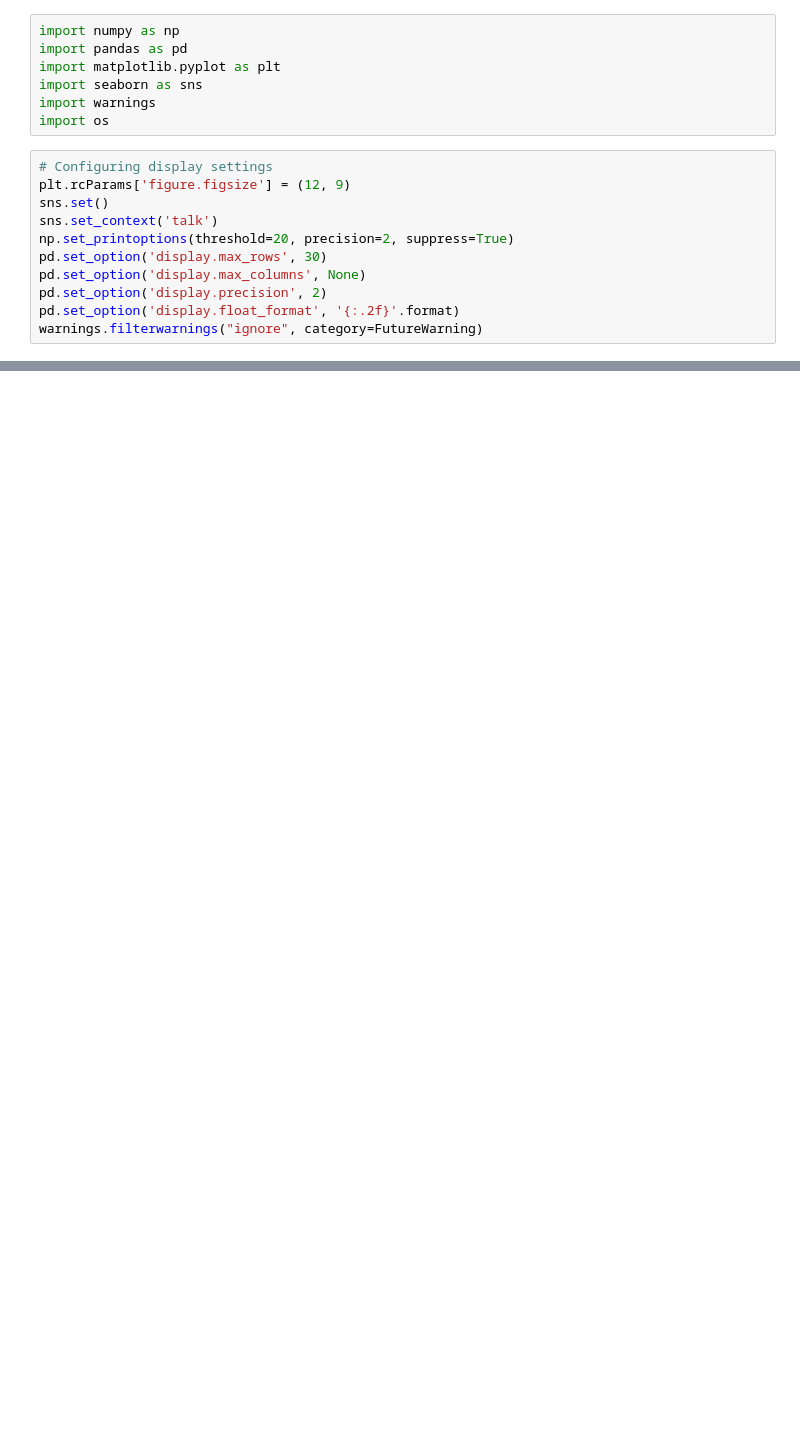
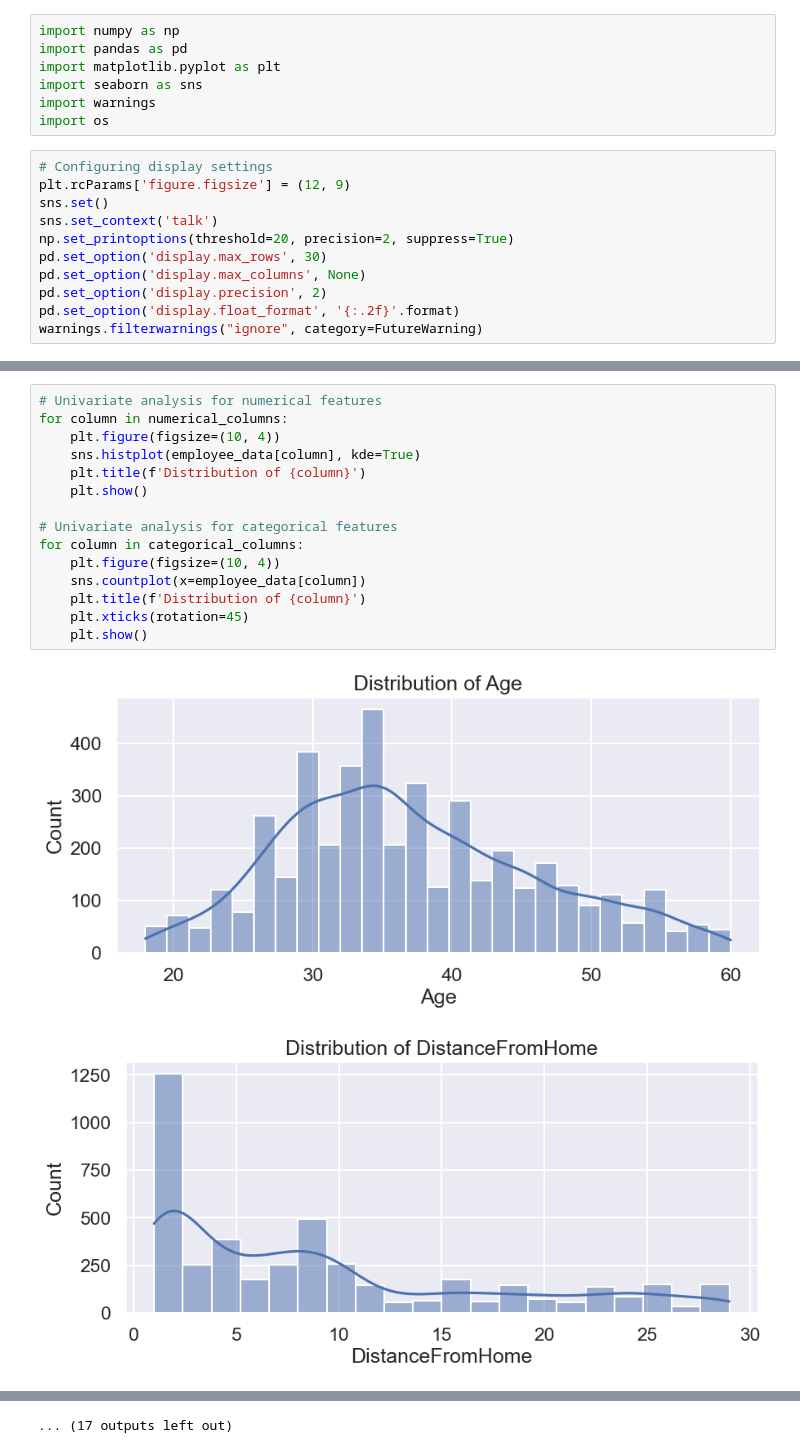
Before and after one commit to Raikuji/Cesi_Machine_Learning, a Jupyter notebook: projet_ia.ipynb, the cells around one changed output, grey strips where cells are left out. Cells and saved outputs as stored; diff of their text form; blank space fills up the shorter version.

Commit message:
add univariate state

```diff
--- a/projet_ia.ipynb
+++ b/projet_ia.ipynb
@@ -46,0 +83,18 @@ employee_data.head()
+# %%
+# Univariate analysis for numerical features
+for column in numerical_columns:
+    plt.figure(figsize=(10, 4))
+    sns.histplot(employee_data[column], kde=True)
+    plt.title(f'Distribution of {column}')
+    plt.show()
+
+# Univariate analysis for categorical features
+for column in categorical_columns:
+    plt.figure(figsize=(10, 4))
+    sns.countplot(x=employee_data[column])
+    plt.title(f'Distribution of {column}')
+    plt.xticks(rotation=45)
+    plt.show()
+# %% [output]
+[figure, added]
+[figure, added]
@@ -46,0 +111 @@ employee_data.head()
+... (17 outputs left out)
```
Also changed, not shown: parts of 3 cells of this notebook.
